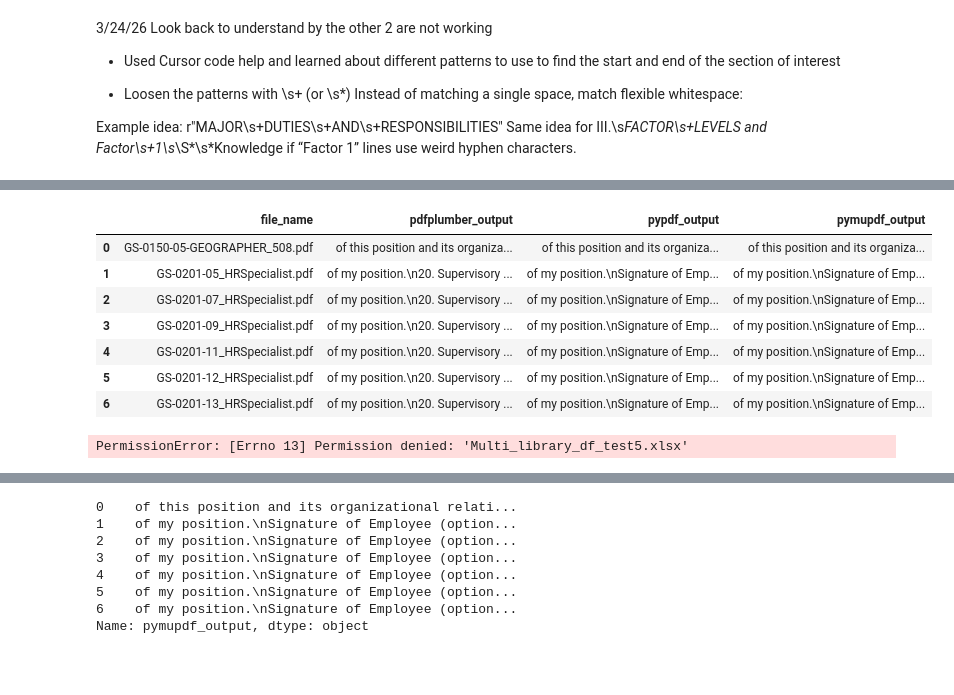
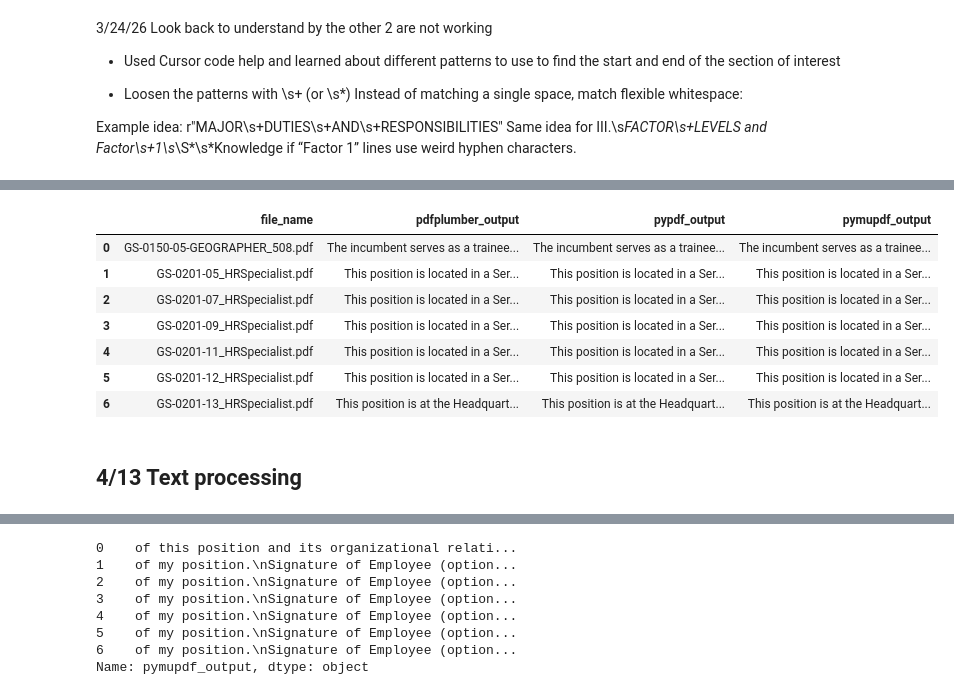
Before and after one commit to stephtsa/job_description_analysis, a Jupyter notebook: job_description_analysis_m2.ipynb, the cells around one changed output, grey strips where cells are left out. Cells and saved outputs as stored; diff of their text form; code cells hidden in the pictures; blank space fills up the shorter version.

Commit message:
Updated files and added new files
Added "job_description_analysis_m3.ipynb" that has the latest work and multi_library_df_test8.xlsx" file that has the latest output from extracting text

```diff
--- a/job_description_analysis_m2.ipynb
+++ b/job_description_analysis_m2.ipynb
@@ -332,39 +373,41 @@ for i, file in enumerate(os.listdir("HR")):
         pdf_plumber_lst.append(plumb_extract)
     pypdf_extract = extract_major_duties_pypdf(f"HR/{file}")
     if pypdf_extract:  # Only append non-empty results
         pypdf_lst.append(pypdf_extract)
     pymupdf_extract = extract_major_duties_pymupdf(f"HR/{file}")
     if pymupdf_extract:  # Only append non-empty results
         pymupdf_lst.append(pymupdf_extract)
 
+
 # # #region agent log
 # import json
 # with open("debug-f1cfa6.log", "a") as _f:
 #     _f.write(json.dumps({"sessionId": "f1cfa6", "runId": "pre-fix", "hypothesisId": "H1", "location": "job_description_analysis_m2.ipynb:batch cell", "message": "data_dict before DataFrame", "data": {"len": len(data_dict), "value_types": [type(v).__name__ for v in (list(data_dict.values())[:3] if data_dict else [])], "sample_key": list(data_dict.keys())[0] if data_dict else None}, "timestamp": __import__("time").time() * 1000}) + "\n")
 # # #endregion
 
 HR_df = pd.DataFrame({
     'file_name': file_lst,
     'pdfplumber_output': pdf_plumber_lst,
     'pypdf_output': pypdf_lst,
     'pymupdf_output': pymupdf_lst
     })
 # test_df.reset_index(inplace=True, columns = ['file_name', 'duties'])  # removed: reset_index has no 'columns' param; columns already set above
 #test_df.head()
 #test_df.shape
 display(HR_df)
 
 #remove illegal formats that prevent output from showing from pymupdf
 HR_df= HR_df.map(lambda x: x.encode('unicode_escape').decode('utf-8') if isinstance(x, str) else x)
 
-HR_df.to_excel("Multi_library_df_test5.xlsx", index = False)
+HR_df.to_excel("Multi_library_df_test8.xlsx", index = False)
 # %% [output]
 |  | file_name | pdfplumber_output | pypdf_output | pymupdf_output |
-| 0 | GS-0150-05-GEOGRAPHER_508.pdf | of this position and its organiza... | of this position and its organiza... | of this position and its organiza... |
-| 1 | GS-0201-05_HRSpecialist.pdf | of my position.\n20. Supervisory ... | of my position.\nSignature of Emp... | of my position.\nSignature of Emp... |
-| 2 | GS-0201-07_HRSpecialist.pdf | of my position.\n20. Supervisory ... | of my position.\nSignature of Emp... | of my position.\nSignature of Emp... |
-| 3 | GS-0201-09_HRSpecialist.pdf | of my position.\n20. Supervisory ... | of my position.\nSignature of Emp... | of my position.\nSignature of Emp... |
-| 4 | GS-0201-11_HRSpecialist.pdf | of my position.\n20. Supervisory ... | of my position.\nSignature of Emp... | of my position.\nSignature of Emp... |
-| 5 | GS-0201-12_HRSpecialist.pdf | of my position.\n20. Supervisory ... | of my position.\nSignature of Emp... | of my position.\nSignature of Emp... |
-| 6 | GS-0201-13_HRSpecialist.pdf | of my position.\n20. Supervisory ... | of my position.\nSignature of Emp... | of my position.\nSignature of Emp... |
+| 0 | GS-0150-05-GEOGRAPHER_508.pdf | The incumbent serves as a trainee... | The incumbent serves as a trainee... | The incumbent serves as a trainee... |
+| 1 | GS-0201-05_HRSpecialist.pdf | This position is located in a Ser... | This position is located in a Ser... | This position is located in a Ser... |
+| 2 | GS-0201-07_HRSpecialist.pdf | This position is located in a Ser... | This position is located in a Ser... | This position is located in a Ser... |
+| 3 | GS-0201-09_HRSpecialist.pdf | This position is located in a Ser... | This position is located in a Ser... | This position is located in a Ser... |
+| 4 | GS-0201-11_HRSpecialist.pdf | This position is located in a Ser... | This position is located in a Ser... | This position is located in a Ser... |
+| 5 | GS-0201-12_HRSpecialist.pdf | This position is located in a Ser... | This position is located in a Ser... | This position is located in a Ser... |
+| 6 | GS-0201-13_HRSpecialist.pdf | This position is at the Headquart... | This position is at the Headquart... | This position is at the Headquart... |
-PermissionError: [Errno 13] Permission denied: 'Multi_library_df_test5.xlsx'
+# %% [markdown]
+## 4/13 Text processing
```
Also changed, not shown: parts of 10 cells of this notebook, 4 other files.
